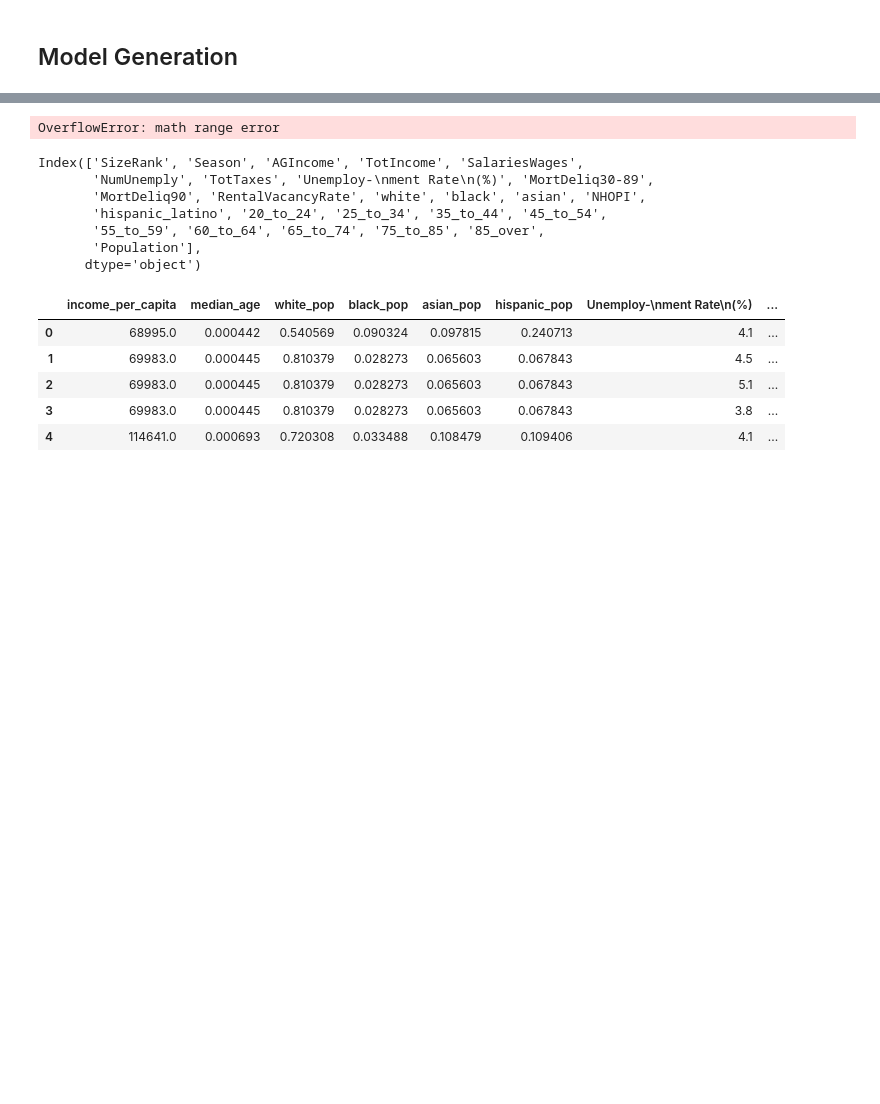
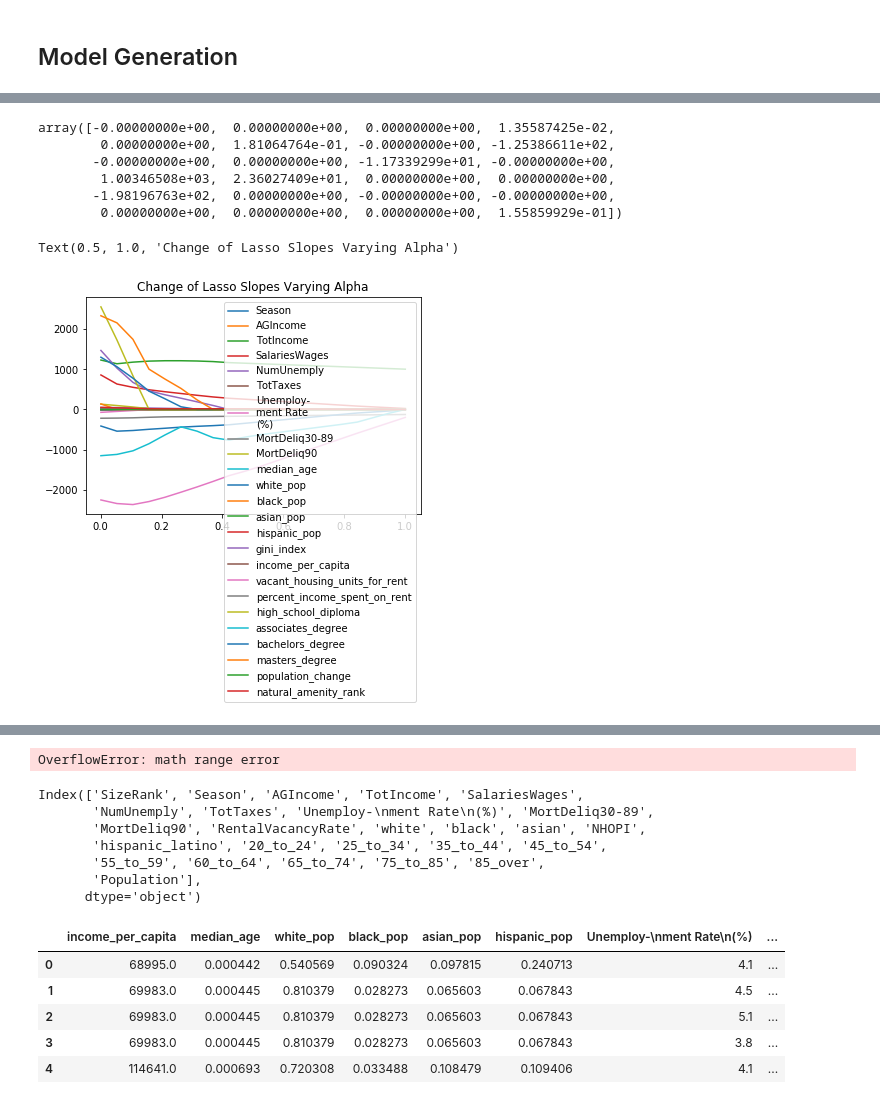
Before and after one commit to isa-adl/ZillowRent_capstone, a Jupyter notebook: Regression Model.ipynb, the cells around one changed output, grey strips where cells are left out. Saved outputs shown, nothing was run; the diff lists cells and outputs as text; code cells hidden in the pictures; blank space fills up the shorter version.

Commit message:
cleaned data models'

```diff
--- a/Regression Model.ipynb
+++ b/Regression Model.ipynb
@@ -199,0 +148,11 @@ Text(0.5, 1.0, 'Coefficients in the Lasso Model')
+# %%
+coefs = []
+intercepts = []
+R2  = []
+alphaRange = np.linspace(1e-3,1,20)
+for alpha in alphaRange:
+    lasso.set_params(alpha=alpha, normalize = True)
+    lasso.fit(X_train, y_train)
+    intercepts.append(lasso.intercept_)
+    coefs.append(lasso.coef_)
+    R2.append(lasso.score(X_train, y_train))
@@ -200,3 +179,21 @@ Text(0.5, 1.0, 'Coefficients in the Lasso Model')
+# %%
+lasso.coef_
+# %% [output]
+array([-0.00000000e+00,  0.00000000e+00,  0.00000000e+00,  1.35587425e-02,
+        0.00000000e+00,  1.81064764e-01, -0.00000000e+00, -1.25386611e+02,
+       -0.00000000e+00,  0.00000000e+00, -1.17339299e+01, -0.00000000e+00,
+        1.00346508e+03,  2.36027409e+01,  0.00000000e+00,  0.00000000e+00,
+       -1.98196763e+02,  0.00000000e+00, -0.00000000e+00, -0.00000000e+00,
+        0.00000000e+00,  0.00000000e+00,  0.00000000e+00,  1.55859929e-01])
+# %%
+coefs = pd.DataFrame(np.array(coefs), columns=X_train.columns)
+for name in coefs.columns:
+    plt.plot(alphaRange, coefs[name], label=name)
+plt.legend(loc=0)
+plt.title('Change of Lasso Slopes Varying Alpha')
+# %% [output]
+Text(0.5, 1.0, 'Change of Lasso Slopes Varying Alpha')
+[figure, added]
 # %%
 lm.fit(X_train, y_train)
 
```
Also changed, not shown: parts of 34 cells of this notebook, 3 other files.
